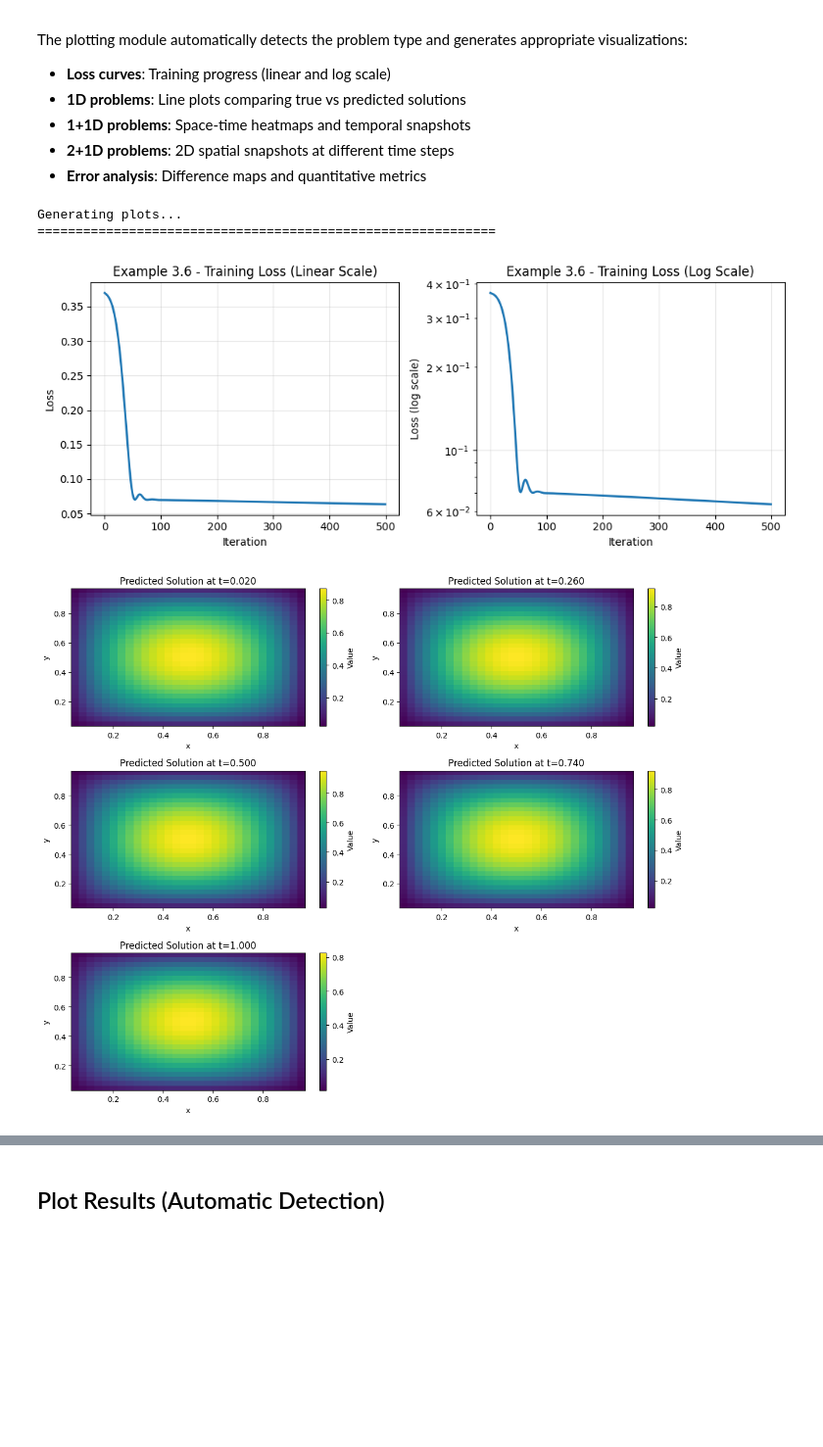
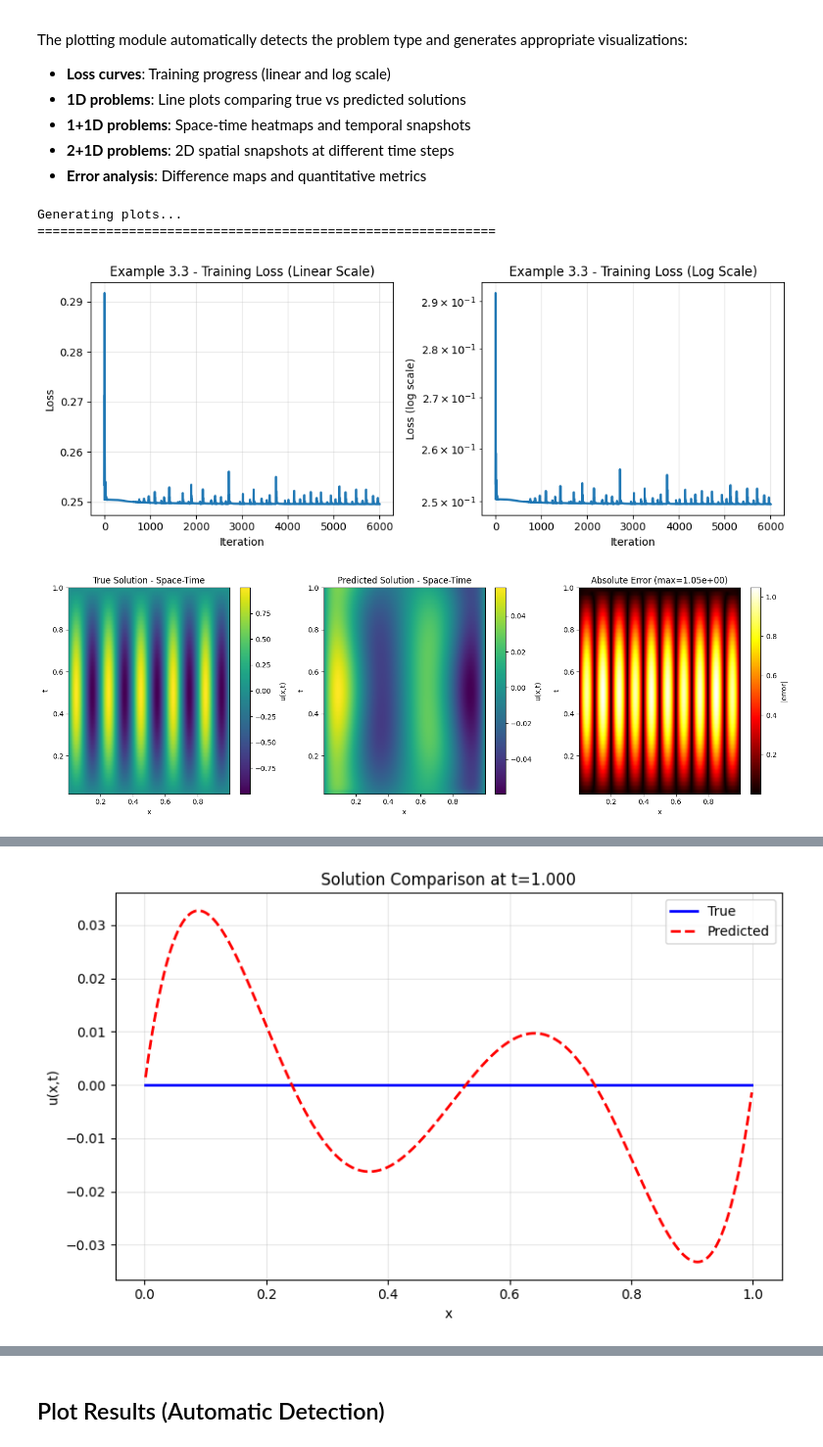
Before and after one commit to markm39/pde-constrained-opt-nn, a Jupyter notebook: run_modular_examples.ipynb, the cells around one changed output, grey strips where cells are left out. Shown at 98% size. Drawn from its saved outputs; the diff is of its cells as text; code cells hidden in the pictures; blank space fills up the shorter version.

Commit message:
Oscillating example struggling

```diff
--- a/run_modular_examples.ipynb
+++ b/run_modular_examples.ipynb
@@ -126,10 +126,11 @@ def create_neural_network(hidden_layers: list = [256, 256], activation: str = 't
 # %%
 # Configuration - modify these to run different examples
 CONFIG = {
-    'example': '3.6',  # Options: '3.1', '3.2', '3.3', '3.6'
-    'max_iterations': 500,
-    'zero_ic': False,  # For heat equation examples (3.3)
-    'discretization': 'crank-nicolson' # Right now only affects 3.3, the rest have the discretization hardcoded
+    'example': '3.3',  # Options: '3.1', '3.2', '3.3', '3.6'
+    'max_iterations': 6000,
+    'n_oscillations': 10,
+    'problem_name': 'heat-1d-oscillating',
+    'discretization': 'fd' # Right now only affects 3.3, the rest have the discretization hardcoded
 }
 
 print("Configuration:")
@@ -149,7 +151,8 @@ print(f"\nRunning Example {CONFIG['example']}...")
 print("="*60)
 
 # Get and run example
-ex = get_example(f"example-{CONFIG['example']}", zero_ic=CONFIG.get('zero_ic', True))
+ex = get_example(f"example-{CONFIG['example']}",problem_name=CONFIG.get('problem_name', 'heat-1d'),
+                 n_oscillations=CONFIG.get('n_oscillations', 1))
 
 # Run based on example type
 if CONFIG['example'] == '3.1':
@@ -221,8 +236,11 @@ print("="*60)
 
 # Get solver and problem for plotting
 solver = get_solver(ex.solver_type, ex.discretization, **ex.grid_params)
-problem_kwargs = {'zero_ic': ex.zero_ic} if hasattr(ex, 'zero_ic') else {}
-problem = get_problem(ex.problem_name, **problem_kwargs)
+# Pass all problem kwargs to ensure correct parameters (like n_oscillations)
+if hasattr(ex, 'problem_kwargs'):
+    problem = get_problem(ex.problem_name, **ex.problem_kwargs)
+else:
+    problem = get_problem(ex.problem_name)
 
 # Plot results automatically based on example type
 figures = plot_example_results(
@@ -244,32 +262,32 @@ if solution is not None and hasattr(solver, 't_grid'):
     # Time-dependent problem
     x_grid = solver.x_grid
     t_grid = solver.t_grid
 
     if hasattr(solver, 'y_grid'):
         # 2D spatial
         y_grid = solver.y_grid
         nx, ny, nt = solver.nx, solver.ny, solver.nt
         u_pred = solution.reshape(nx, ny, nt)
         u_true = jnp.stack([problem.analytical_solution(x_grid, y_grid, t) for t in t_grid], axis=-1)
     else:
         # 1D spatial
         nx, nt = solver.nx, solver.nt
         u_pred = solution.reshape(nx, nt)
         u_true = problem.analytical_solution(x_grid, t_grid)
 
     mse = jnp.mean((u_pred - u_true)**2)
     rel_err = jnp.linalg.norm(u_pred.flatten() - u_true.flatten()) / jnp.linalg.norm(u_true.flatten())
 
     print(f"\n📊 Error Metrics:")
     print(f"  MSE:              {mse:.6e}")
     print(f"  Relative L2:      {rel_err:.6e} ({100*rel_err:.2f}%)")
     print(f"  Final loss:       {losses[-1]:.6e}")
     print(f"  Initial loss:     {losses[0]:.6e}")
     print(f"  Loss reduction:   {100*(1 - losses[-1]/losses[0]):.2f}%")
 
 print("="*60)
 # %% [output]
 Generating plots...
 ============================================================
-[figure, old version]
+[figure, new version]
-[figure, old version]
+[figure, new version]
@@ -278 +296,2 @@ Generating plots...
+[figure, added]
 📊 Error Metrics:
```
Also changed, not shown: parts of 5 cells of this notebook, 3 other files.
